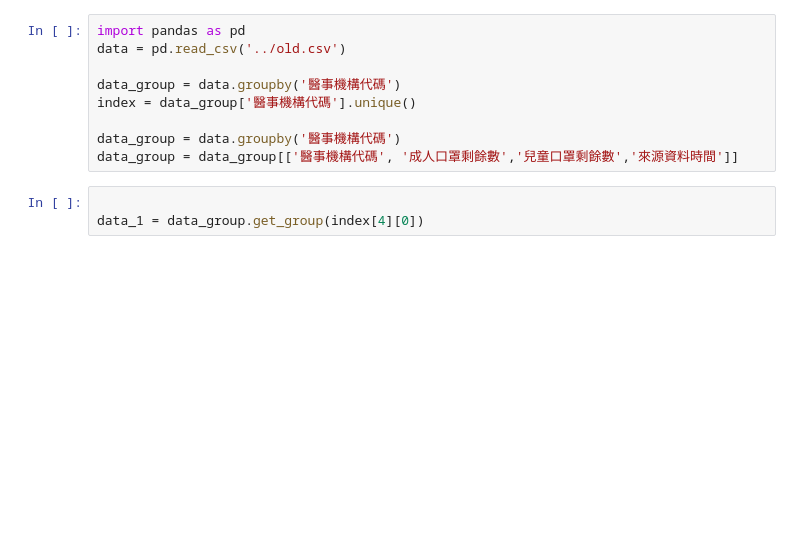
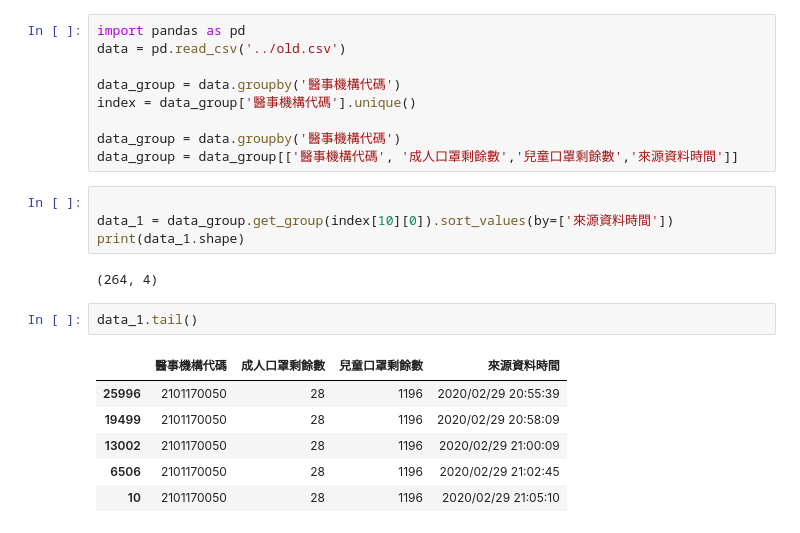
Before and after one commit to alanhc/mask, a Jupyter notebook: jupyter_notebook/viz.ipynb, the cells around one changed output. Drawn from its saved outputs; the diff is of its cells as text; blank space fills up the shorter version.

```diff
--- a/jupyter_notebook/viz.ipynb
+++ b/jupyter_notebook/viz.ipynb
@@ -9,7 +9,19 @@ data_group = data.groupby('醫事機構代碼')
 data_group = data_group[['醫事機構代碼', '成人口罩剩餘數','兒童口罩剩餘數','來源資料時間']]
 # %%
 
-data_1 = data_group.get_group(index[4][0])
+data_1 = data_group.get_group(index[10][0]).sort_values(by=['來源資料時間'])
+print(data_1.shape)
+# %% [output]
+(264, 4)
+# %%
+data_1.tail()
+# %% [output]
+|  | 醫事機構代碼 | 成人口罩剩餘數 | 兒童口罩剩餘數 | 來源資料時間 |
+| 25996 | 2101170050 | 28 | 1196 | 2020/02/29 20:55:39 |
+| 19499 | 2101170050 | 28 | 1196 | 2020/02/29 20:58:09 |
+| 13002 | 2101170050 | 28 | 1196 | 2020/02/29 21:00:09 |
+| 6506 | 2101170050 | 28 | 1196 | 2020/02/29 21:02:45 |
+| 10 | 2101170050 | 28 | 1196 | 2020/02/29 21:05:10 |
 # %%
 
 
```
Also changed, not shown: parts of 1 cell of this notebook, 1 other file.
